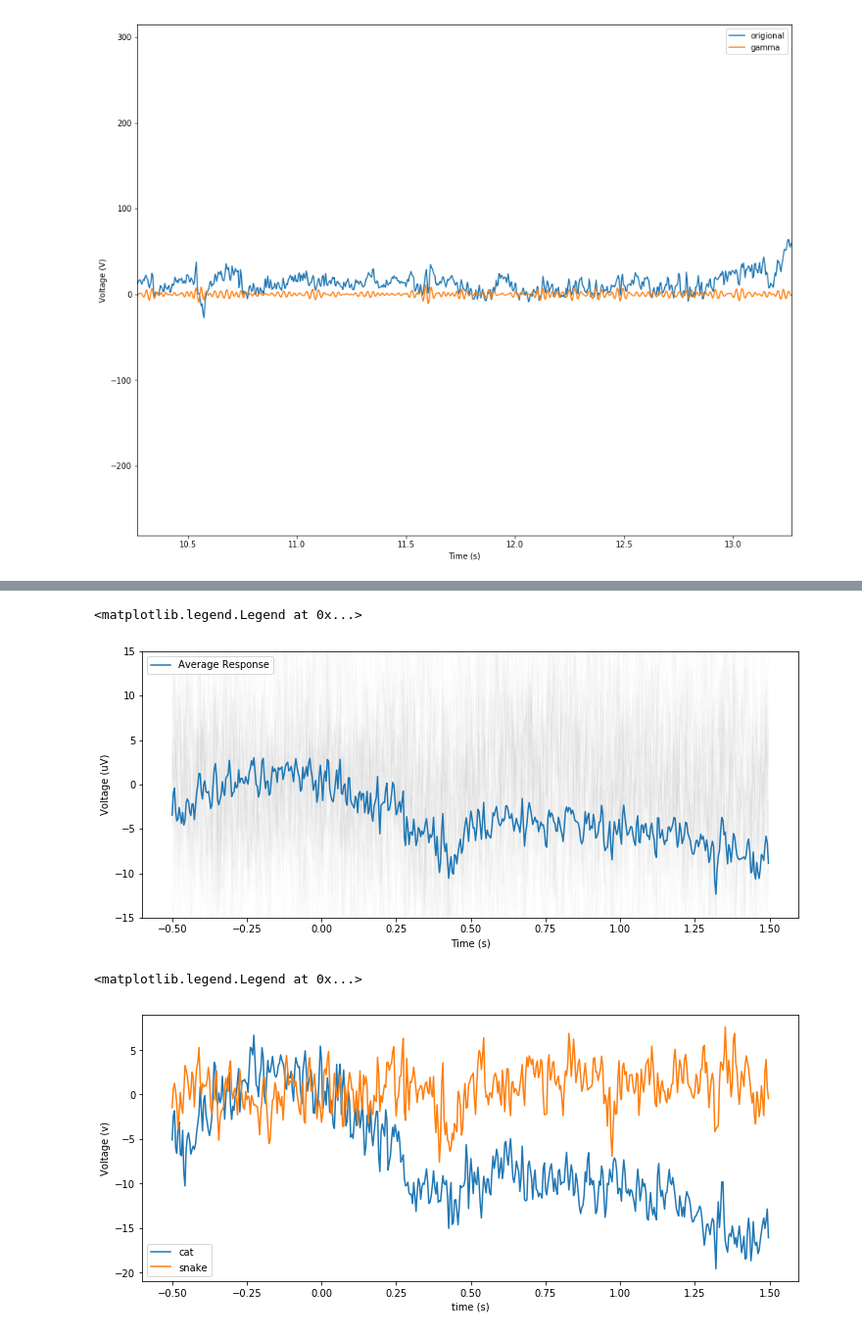
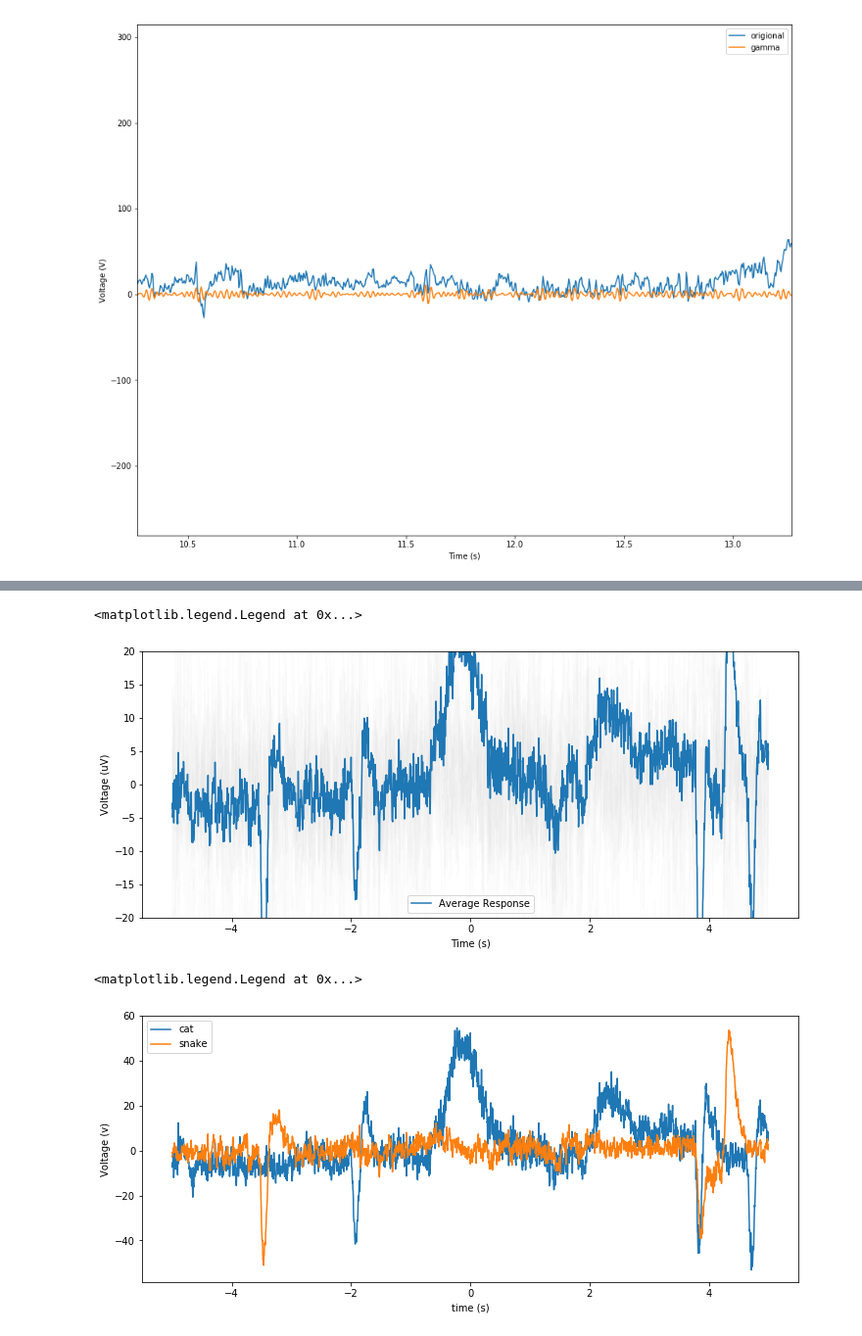
Before and after one commit to TamuzHod/Neural-_signal_processing_final_project, a Jupyter notebook: ProcessEEG.ipynb, the cells around one changed output, grey strips where cells are left out. Shown at 98% size. Saved outputs shown, nothing was run; the diff lists cells and outputs as text; code cells hidden in the pictures.

```diff
--- a/ProcessEEG.ipynb
+++ b/ProcessEEG.ipynb
@@ -7,9 +7,9 @@ from scipy import io, signal
 %matplotlib inline
 # %%
 eegF1_df = pd.read_json('file:eegData_F1.json')
-eegM1_df = pd.read_json('file:eegData_M1.json')
+eegM1_df = pd.read_json('file:eegM2.json')
 eventF1_df = pd.read_json('file:EventJson_F1.json')
-eventM1_df = pd.read_json('file:EventJson_M1.json')
+eventM1_df = pd.read_json('file:evenM2.json')
 accelF1_df = pd.read_json('file:accelerometerJson_F1.json')
 accelM1_df = pd.read_json('file:accelerometerJson_M1.json')
 fs = 256
@@ -203,8 +200,8 @@ def get_windows(data, indices, fs, len_pre, len_post):
         epoch_list.append(epoch)
     return np.array(epoch_list)
 # %%
-len_pre = -0.5
-len_post = 1.5
+len_pre = -5
+len_post = 5
 # %%
 epochs = list()
 epochs.append(get_windows(M1_eeg[0], eventM1[1], fs, len_pre, len_post))
@@ -245,11 +242,11 @@ plt.plot(epoch_time, epochs[0].T, '-k', alpha=0.01)
 plt.plot(epoch_time, trial_average[0], label='Average Response')
 plt.xlabel('Time (s)')
 plt.ylabel('Voltage (uV)')
-plt.ylim([-15,15])
+plt.ylim([-20,20])
 plt.legend()
 # %% [output]
 <matplotlib.legend.Legend at 0x...>
-[figure, old version]
+[figure, new version]
 # %%
 catIndex = list()
 snakeIndex = []
@@ -277,31 +274,32 @@ epochs_snakes = np.array(epochs_snakes)
 # %%
 cat_average = list()
 cat_average.append(np.mean(epochs_cats[0], axis=0))
 cat_average.append(np.mean(epochs_cats[1], axis=0))
 cat_average.append(np.mean(epochs_cats[2], axis=0))
 cat_average.append(np.mean(epochs_cats[3], axis=0))
 cat_average.append(np.mean(epochs_cats[4], axis=0))
 cat_average= np.array(cat_average)
 
 snake_average = list()
 snake_average.append(np.mean(epochs_snakes[0], axis=0))
 snake_average.append(np.mean(epochs_snakes[1], axis=0))
 snake_average.append(np.mean(epochs_snakes[2], axis=0))
 snake_average.append(np.mean(epochs_snakes[3], axis=0))
 snake_average.append(np.mean(epochs_snakes[4], axis=0))
 snake_average= np.array(snake_average)
-
+electrode = 0
 # plot STA
 plt.figure(figsize=(12,5))
-plt.plot(epoch_time, cat_average[0], '-', label="cat")
-plt.plot(epoch_time, snake_average[0], '-', label="snake")
+plt.plot(epoch_time, cat_average[electrode], '-', label="cat")
+plt.plot(epoch_time, snake_average[electrode], '-', label="snake")
+
 #plt.plot(epoch_time, cat_average[1], '-')
 #plt.plot(epoch_time, cat_average[2], '-')
 #plt.plot(epoch_time, cat_average[3], '-')
 #plt.plot(epoch_time, cat_average[4], '-')
 
 plt.xlabel('time (s)'); plt.ylabel('Voltage (v)');
 plt.legend()
 # %% [output]
 <matplotlib.legend.Legend at 0x...>
-[figure, old version]
+[figure, new version]
```
Also changed, not shown: parts of 9 cells of this notebook.
